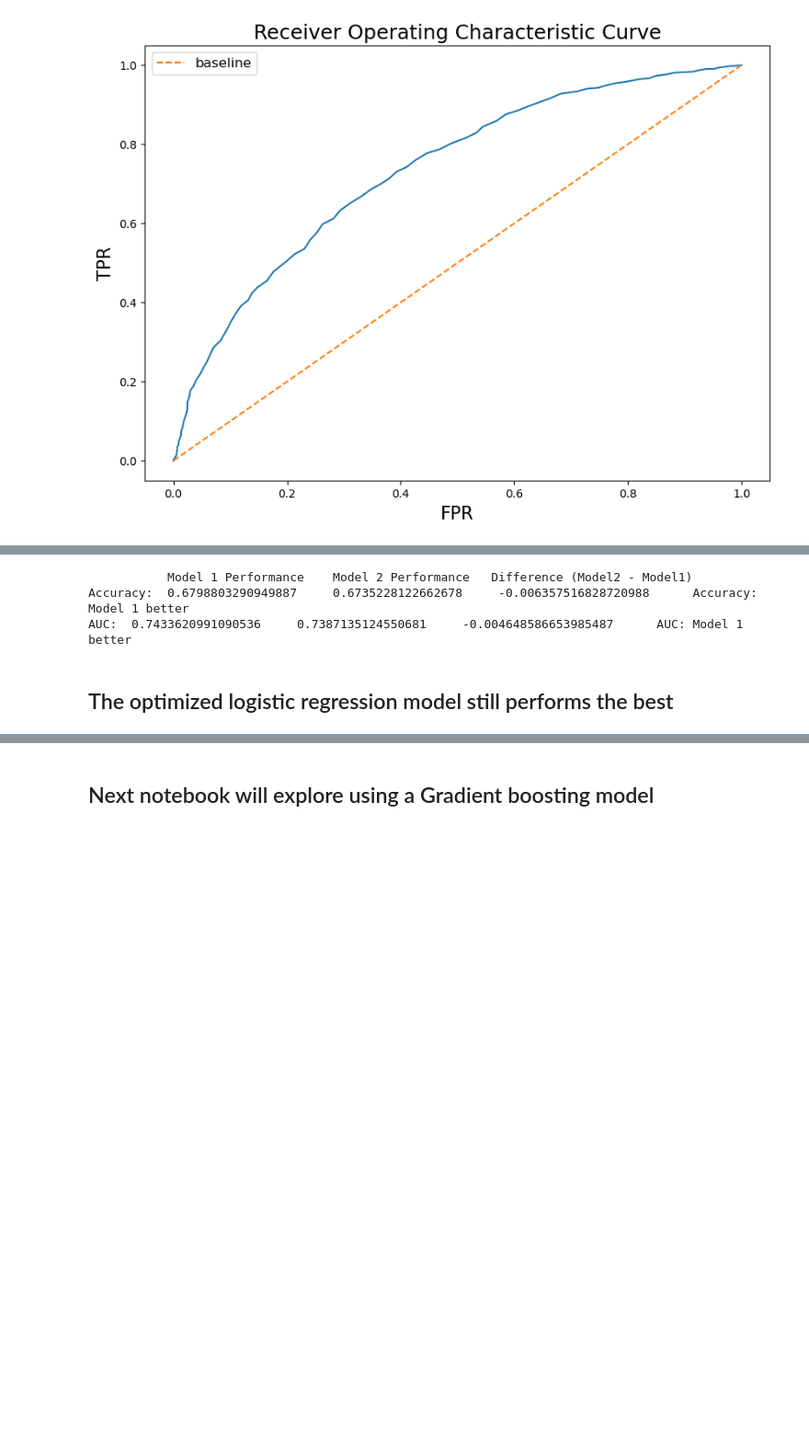
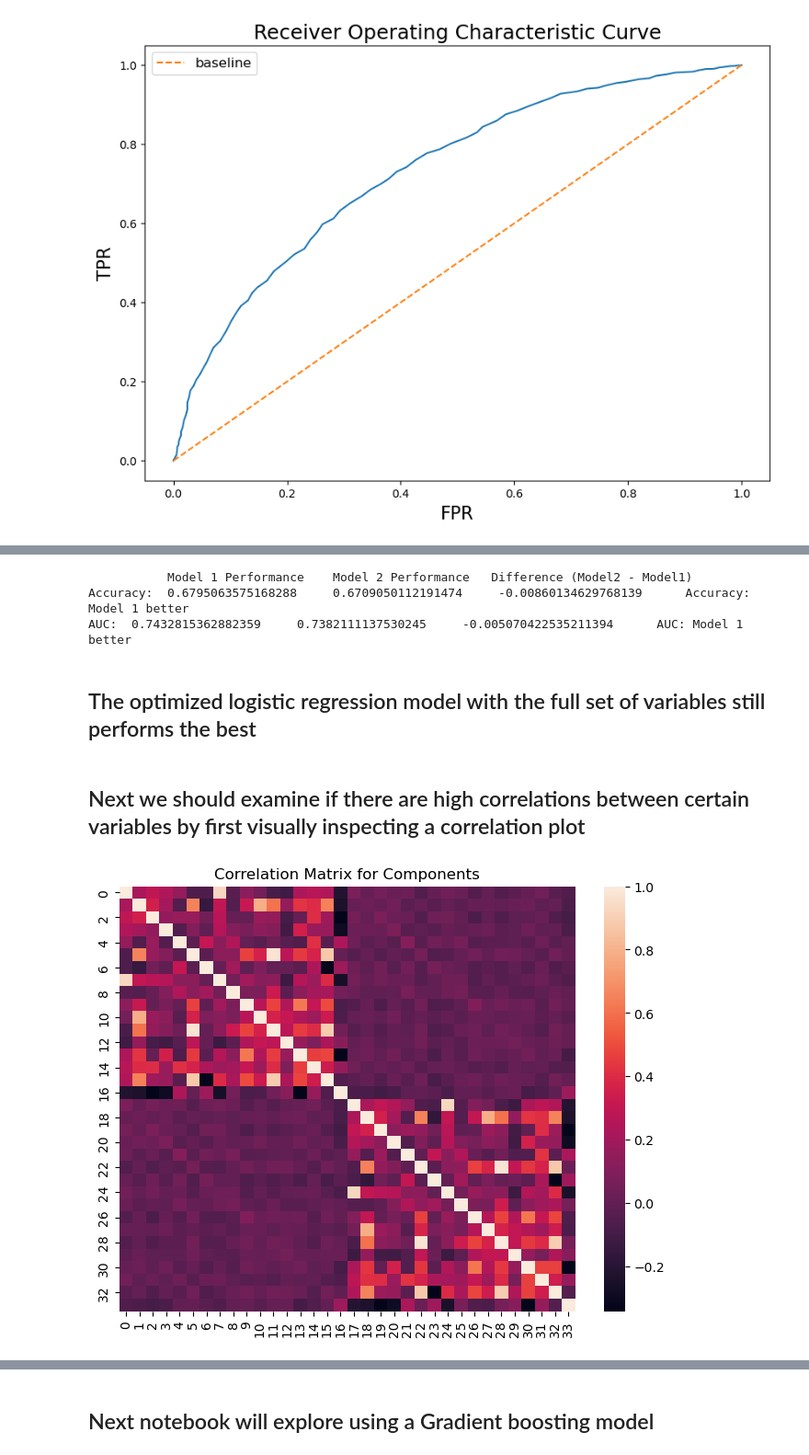
Before and after one commit to piercecappelli/NCAA-Mens-Basketball, a Jupyter notebook: College Basketball Logistic Regression Modeling.ipynb, the cells around one changed output, grey strips where cells are left out. Shown at 92% size. Drawn from its saved outputs; the diff is of its cells as text; code cells hidden in the pictures; blank space fills up the shorter version.

```diff
--- a/College Basketball Logistic Regression Modeling.ipynb
+++ b/College Basketball Logistic Regression Modeling.ipynb
@@ -799,9 +785,20 @@ array([<AxesSubplot:>, <AxesSubplot:>], dtype=object)
 # %%
 #comparing the RFCVE model to the PCA model
-compare_classification(hyp_logreg, hyp_rfe, X_test_full, X_test_std_sub, y_test)
+compare_classification(hyp_logreg, hyp_rfe, X_test_full, X_test_full_rfe, y_test)
 # %% [output]
            Model 1 Performance    Model 2 Performance   Difference (Model2 - Model1)
-Accuracy:  0.6798803290949887     0.6735228122662678     -0.006357516828720988      Accuracy: Model 1 better
-AUC:  0.7433620991090536     0.7387135124550681     -0.004648586653985487      AUC: Model 1 better
+Accuracy:  0.6795063575168288     0.6709050112191474     -0.00860134629768139      Accuracy: Model 1 better
+AUC:  0.7432815362882359     0.7382111137530245     -0.005070422535211394      AUC: Model 1 better
 # %% [markdown]
-## The optimized logistic regression model still performs the best
+## The optimized logistic regression model with the full set of variables still performs the best
+# %% [markdown]
+## Next we should examine if there are high correlations between certain variables by first visually inspecting a correlation plot
+# %%
+#examining the correlations between the standardized continuous variables
+fig, ax = plt.subplots(figsize=(8,6))
+corr_mat = np.corrcoef(X_train_std.transpose())
+sns.heatmap(corr_mat)
+ax.set(title = 'Correlation Matrix for Components')
+plt.show()
+# %% [output]
+[figure, added]
```
Also changed, not shown: parts of 60 cells of this notebook.
